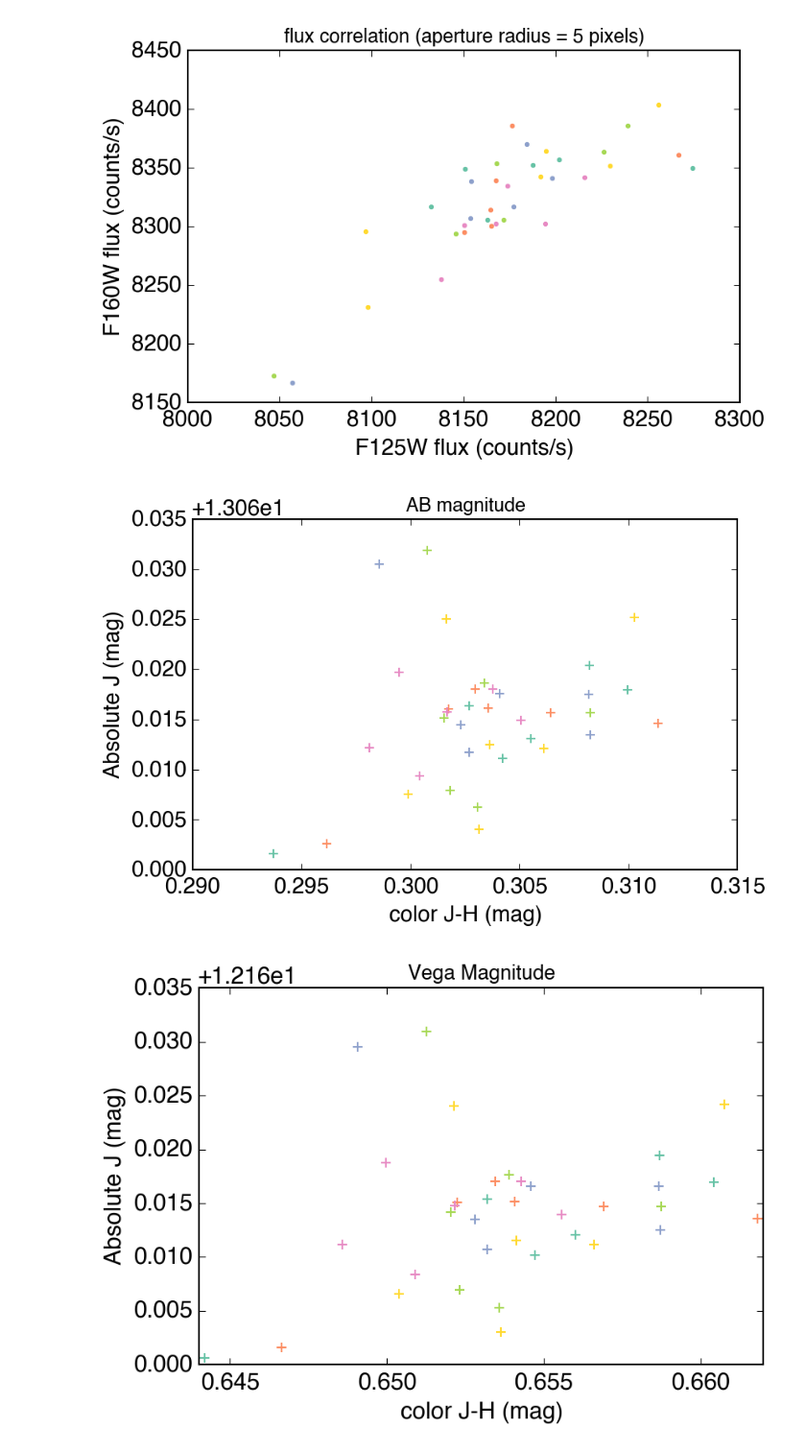
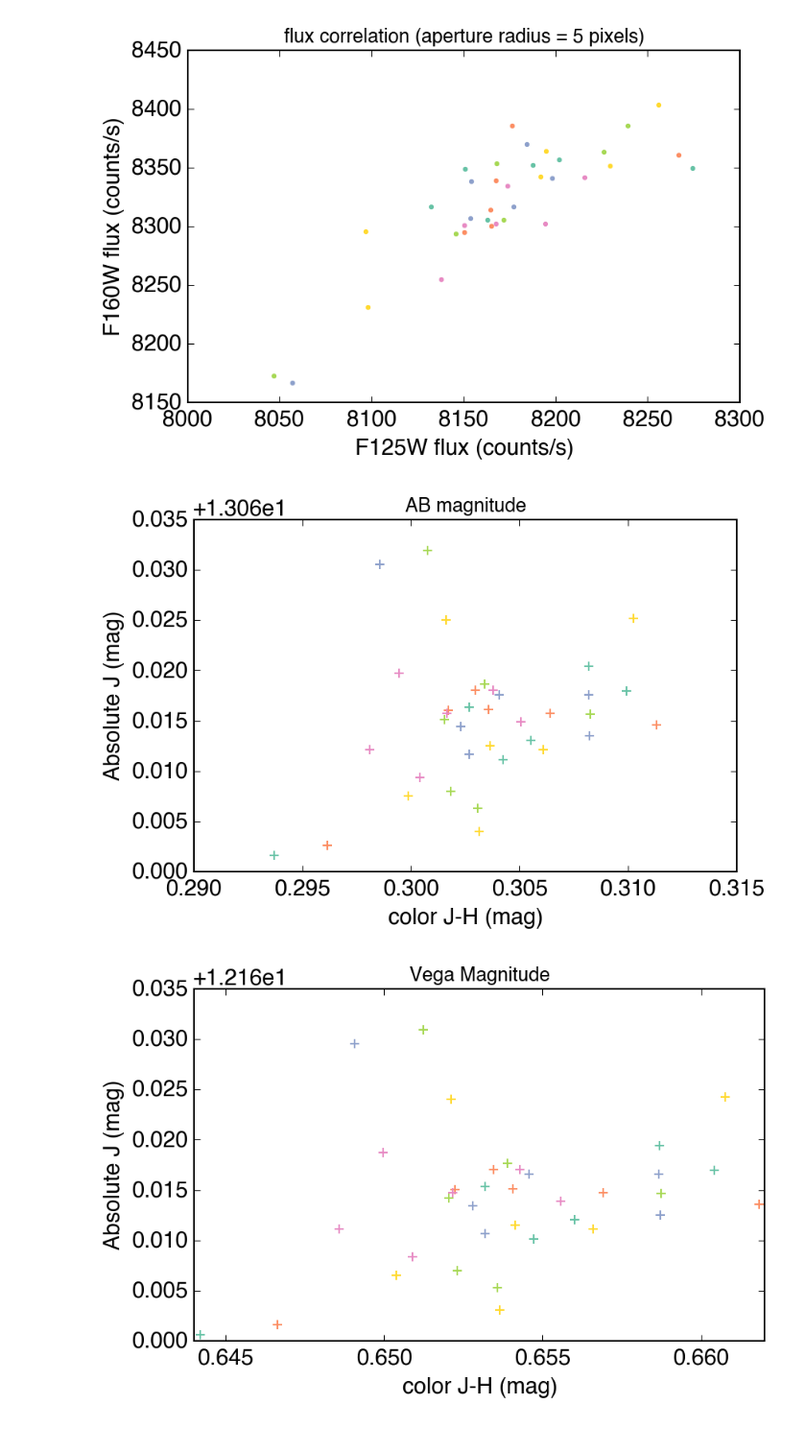
Before and after one commit to YifZhou/Exoplanet-Patchy-Clouds, a Jupyter notebook: ABPIC_Data_Analysis/Correlation and CMD.ipynb, the cells around one changed output. Shown: that part at 96% size. Cells and saved outputs as stored; diff of their text form; code cells hidden in the pictures.

```diff
--- a/ABPIC_Data_Analysis/Correlation and CMD.ipynb
+++ b/ABPIC_Data_Analysis/Correlation and CMD.ipynb
@@ -52,34 +52,34 @@ def flux2vegamag(count, filt):
     return -2.5 * np.log10(count * photflam) - 21.10 + dmag
 
 
 distance = 47.3 #pc
 def absoluteMag(mag, distance):
     return mag + 5 - 5 * np.log10(distance)
 
 
 mag125 = flux2mag(flux125corr, 125)
 mag160 = flux2mag(flux160corr, 160)
 
 Mag125 = absoluteMag(mag125, distance)
 
 fig, ax = plt.subplots()
 ax.plot(mag125 - mag160, Mag125, '+', mew = 1)
 ax.set_xlabel('color J-H (mag)')
 ax.set_ylabel('Absolute J (mag)')
 ax.set_title('AB magnitude')
 fig.tight_layout()
 fig.savefig('CMD_ABmag_Nov20.pdf')
 
 fig1, ax1 = plt.subplots()
 vegamag125 = flux2vegamag(flux125corr, 125)
 vegamag160 = flux2vegamag(flux160corr, 160)
 vegaMag125 = absoluteMag(vegamag125, distance)
 ax1.plot(vegamag125 - vegamag160, vegaMag125, '+', mew = 1)
 ax1.set_xlabel('color J-H (mag)')
 ax1.set_ylabel('Absolute J (mag)')
 ax1.set_title('Vega Magnitude')
-fig.tight_layout()
-fig.savefig('CMD_Vegamag_Nov20.pdf')
+fig1.tight_layout()
+fig1.savefig('CMD_Vegamag_Nov20.pdf')
 # %% [output]
-[figure, old version]
+[figure, new version]
-[figure, old version]
+[figure, new version]
```
Also changed, not shown: 15 other files.
